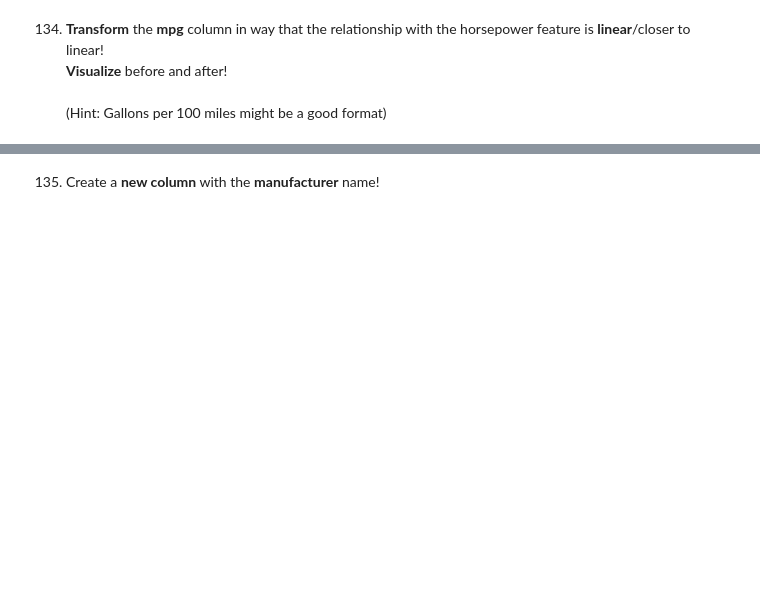
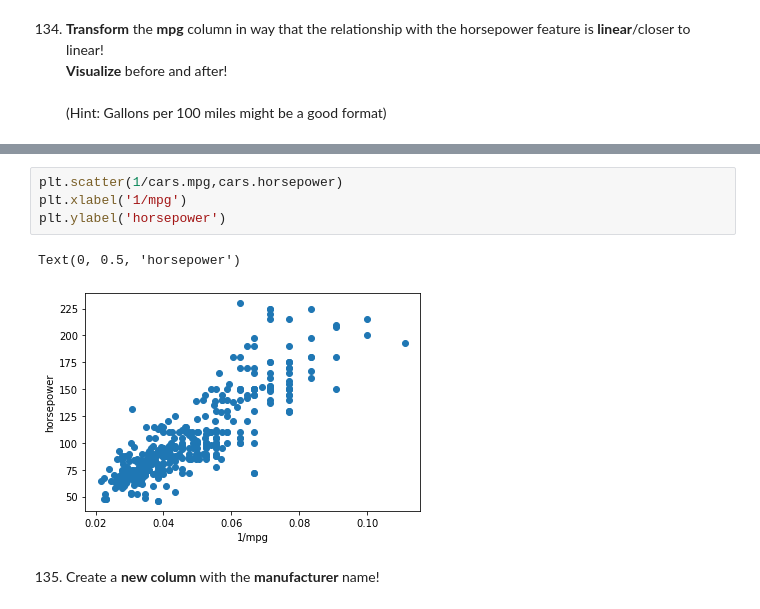
Before and after one commit to hamednasr/Coding_Exercises, a Jupyter notebook: Coding_Exercises/Exercise_15.ipynb, the cells around one changed output, grey strips where cells are left out. Drawn from its saved outputs; the diff is of its cells as text; blank space fills up the shorter version.

```diff
--- a/Coding_Exercises/Exercise_15.ipynb
+++ b/Coding_Exercises/Exercise_15.ipynb
@@ -31,2 +60,9 @@ If you need some further help or if you want to check your code, you can also ch
+# %%
+plt.scatter(1/cars.mpg,cars.horsepower)
+plt.xlabel('1/mpg')
+plt.ylabel('horsepower')
+# %% [output]
+Text(0, 0.5, 'horsepower')
+[figure, added]
 # %% [markdown]
 135. Create a __new column__ with the __manufacturer__ name!
```
Also changed, not shown: parts of 21 cells of this notebook.
